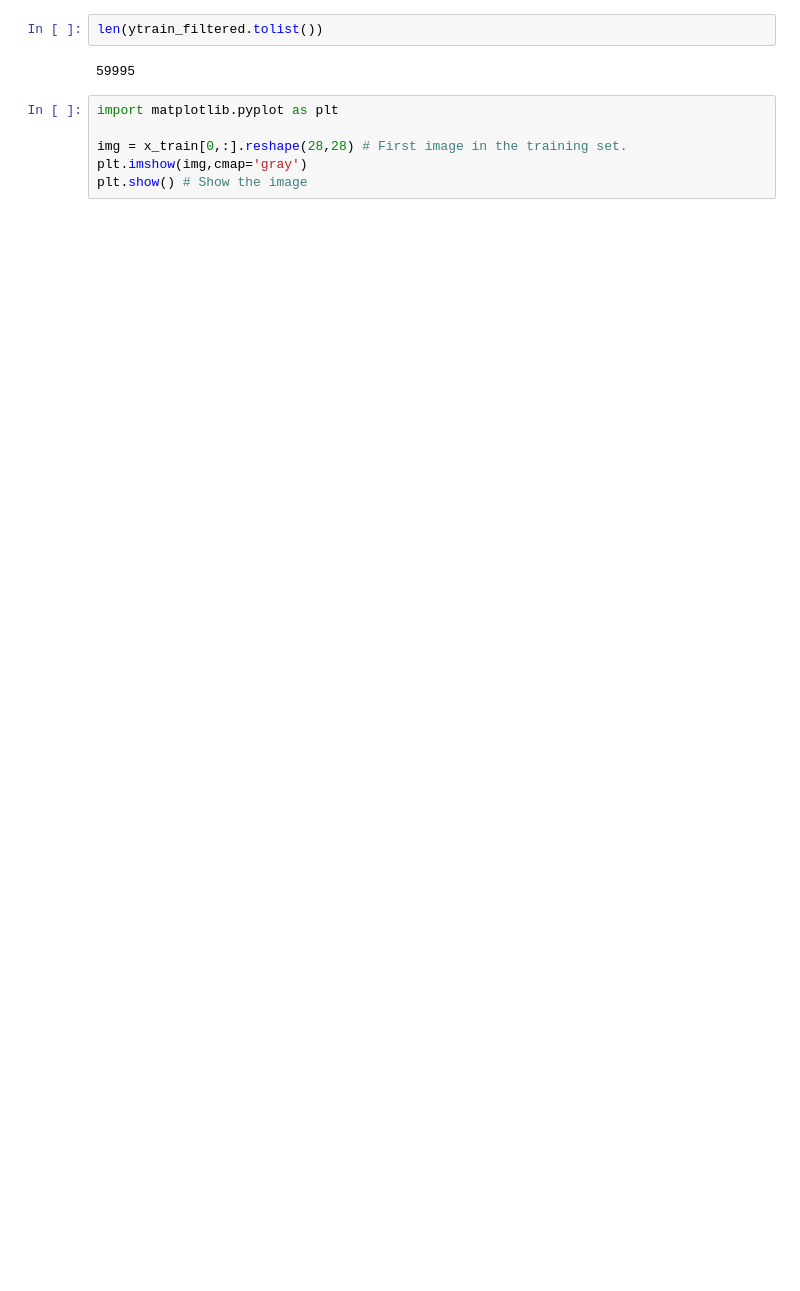
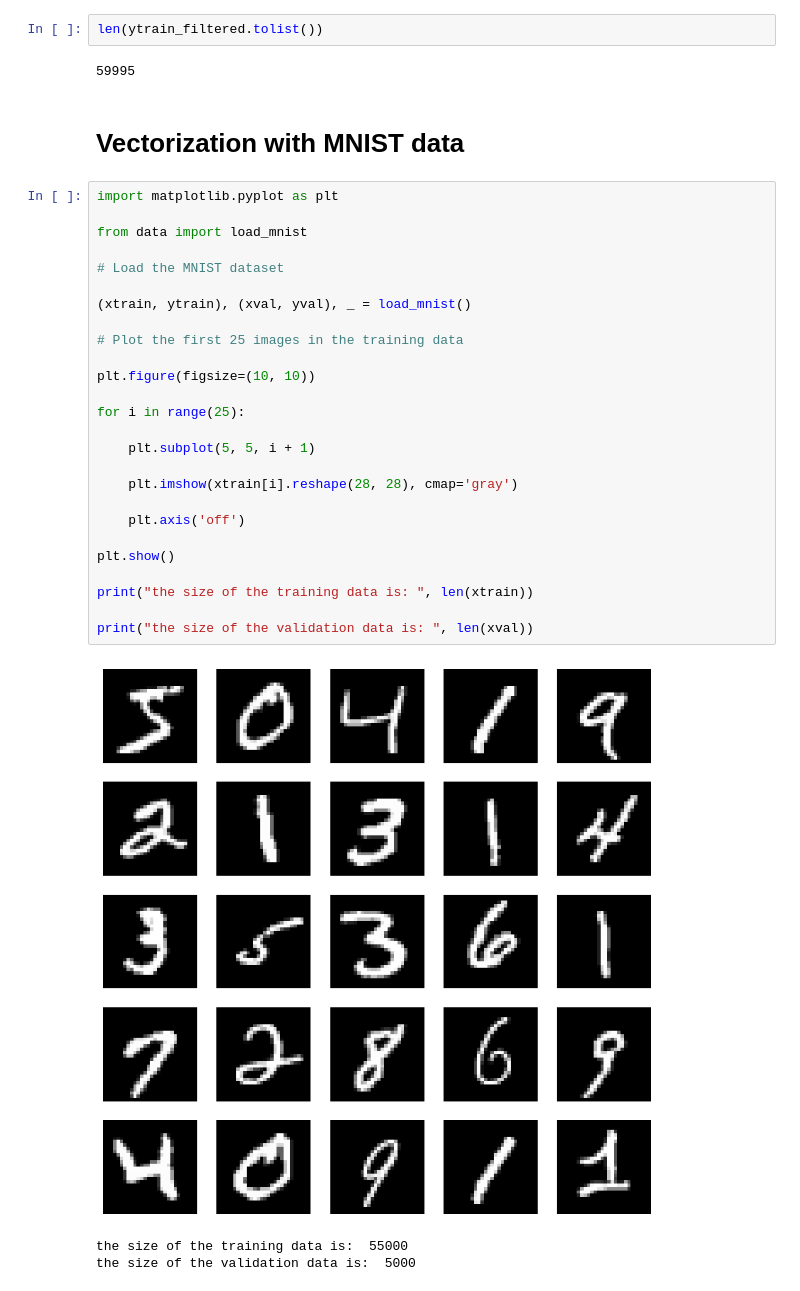
Before and after one commit to michelexyz/deeplearning_assignments, a Jupyter notebook: Assigment1/assigment.ipynb, the cells around one changed output. Saved outputs shown, nothing was run; the diff lists cells and outputs as text; blank space fills up the shorter version.

```diff
--- a/Assigment1/assigment.ipynb
+++ b/Assigment1/assigment.ipynb
@@ -513,9 +571,35 @@ plt.show()
 len(ytrain_filtered.tolist())
 # %% [output]
 59995
-# %%
-import matplotlib.pyplot as plt
-
-img = x_train[0,:].reshape(28,28) # First image in the training set.
-plt.imshow(img,cmap='gray')
-plt.show() # Show the image
+# %% [markdown]
+# Vectorization with MNIST data
+# %%
+import matplotlib.pyplot as plt
+
+from data import load_mnist
+
+# Load the MNIST dataset
+
+(xtrain, ytrain), (xval, yval), _ = load_mnist()
+
+# Plot the first 25 images in the training data
+
+plt.figure(figsize=(10, 10))
+
+for i in range(25):
+
+    plt.subplot(5, 5, i + 1)
+
+    plt.imshow(xtrain[i].reshape(28, 28), cmap='gray')
+
+    plt.axis('off')
+
+plt.show()
+
+print("the size of the training data is: ", len(xtrain))
+
+print("the size of the validation data is: ", len(xval))
+# %% [output]
+[figure, added]
+the size of the training data is:  55000
+the size of the validation data is:  5000
```
Also changed, not shown: parts of 21 cells of this notebook, 4 other files.
